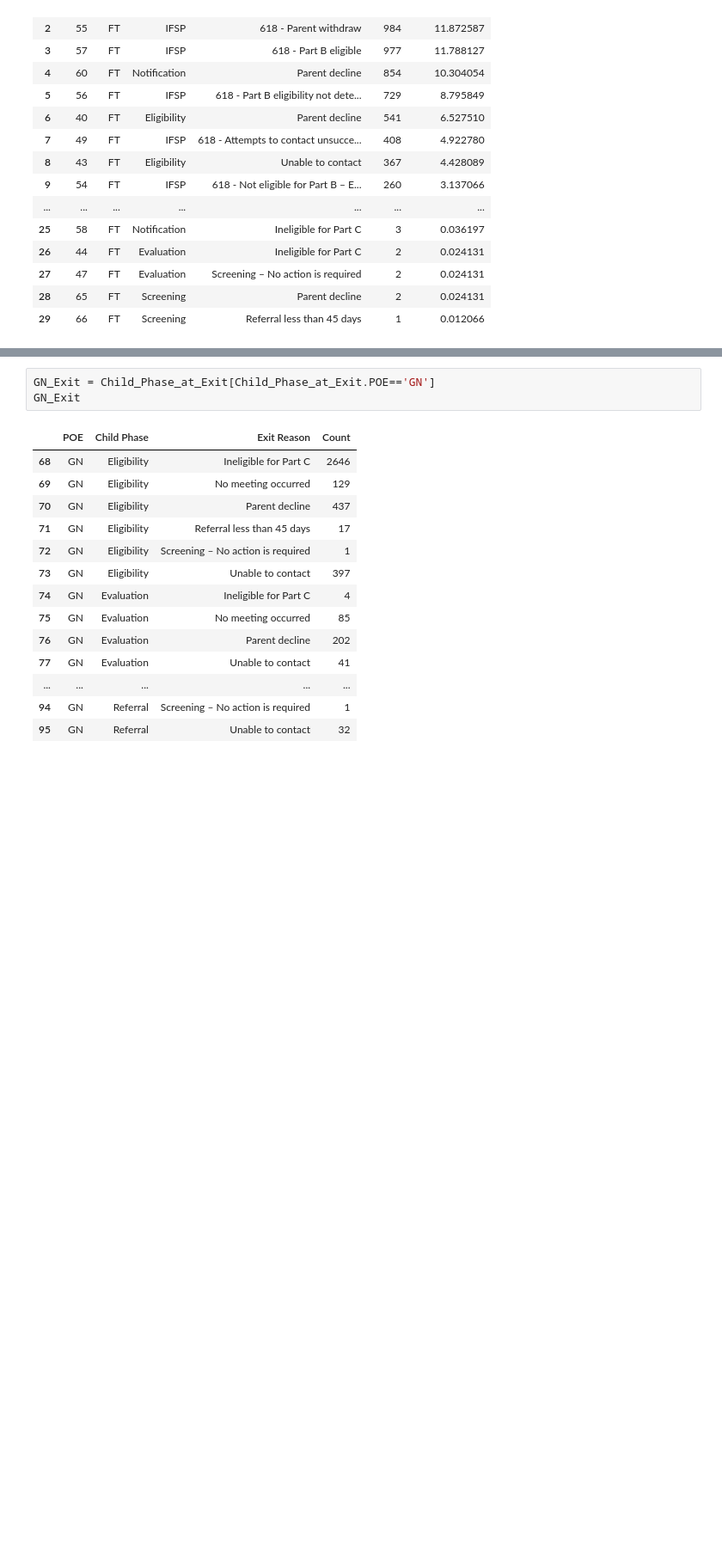
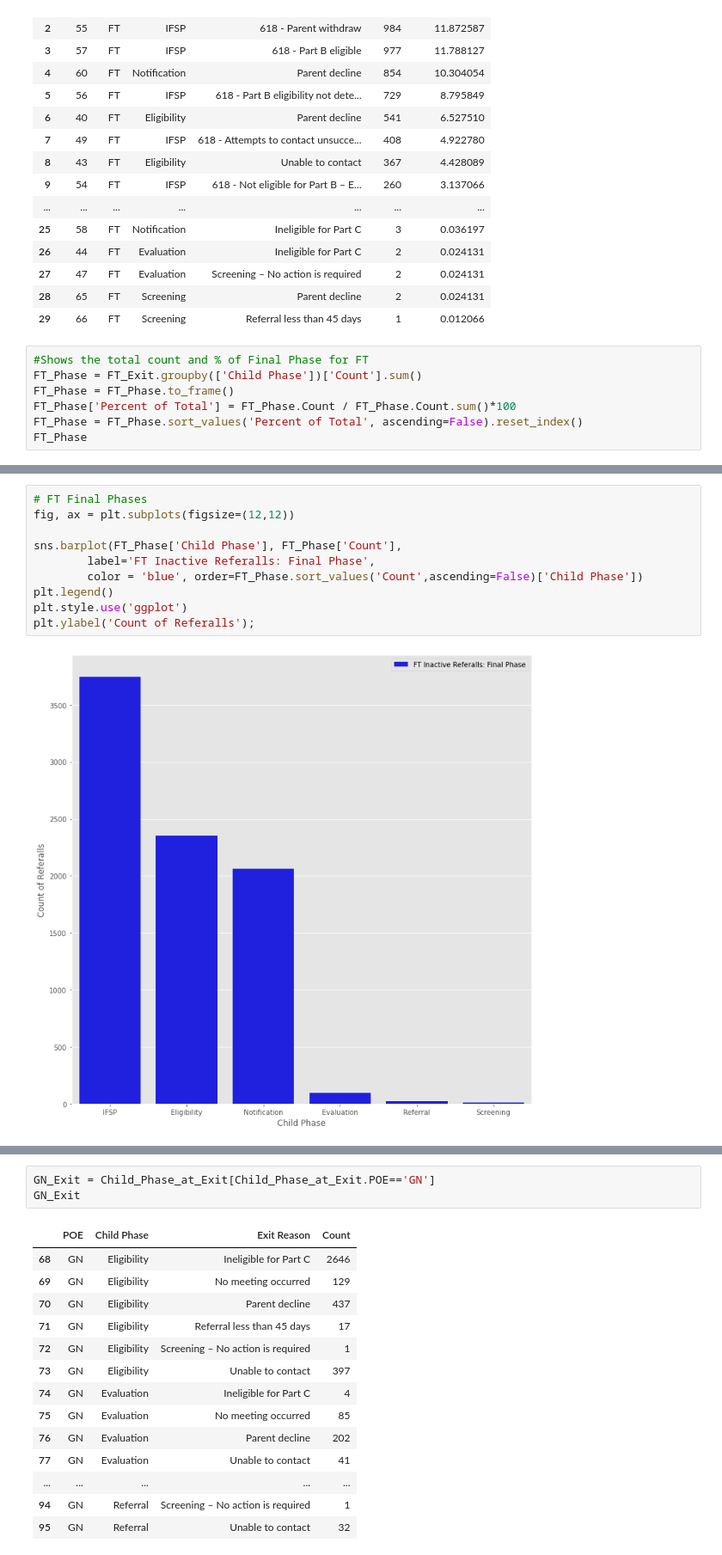
Before and after one commit to NSS-Full-Time-Data-Analytics-7/teis_project-gaston, a Jupyter notebook: notebooks/Gaston Michael DIDD Project.ipynb, the cells around one changed output, grey strips where cells are left out. Shown at 86% size. Drawn from its saved outputs; the diff is of its cells as text; blank space fills up the shorter version.

```diff
--- a/notebooks/Gaston Michael DIDD Project.ipynb
+++ b/notebooks/Gaston Michael DIDD Project.ipynb
@@ -278,3 +344,10 @@ See the caveats in the documentation: https://pandas.pydata.org/pandas-docs/stab
 | 27 | 47 | FT | Evaluation | Screening – No action is required | 2 | 0.024131 |
 | 28 | 65 | FT | Screening | Parent decline | 2 | 0.024131 |
 | 29 | 66 | FT | Screening | Referral less than 45 days | 1 | 0.012066 |
+# %%
+#Shows the total count and % of Final Phase for FT
+FT_Phase = FT_Exit.groupby(['Child Phase'])['Count'].sum()
+FT_Phase = FT_Phase.to_frame()
+FT_Phase['Percent of Total'] = FT_Phase.Count / FT_Phase.Count.sum()*100
+FT_Phase = FT_Phase.sort_values('Percent of Total', ascending=False).reset_index()
+FT_Phase
@@ -280,0 +362,12 @@ See the caveats in the documentation: https://pandas.pydata.org/pandas-docs/stab
+# %%
+# FT Final Phases
+fig, ax = plt.subplots(figsize=(12,12))
+
+sns.barplot(FT_Phase['Child Phase'], FT_Phase['Count'],
+        label='FT Inactive Referalls: Final Phase',
+        color = 'blue', order=FT_Phase.sort_values('Count',ascending=False)['Child Phase'])
+plt.legend()
+plt.style.use('ggplot')
+plt.ylabel('Count of Referalls');
+# %% [output]
+[figure, added]
```
Also changed, not shown: parts of 41 cells of this notebook.
